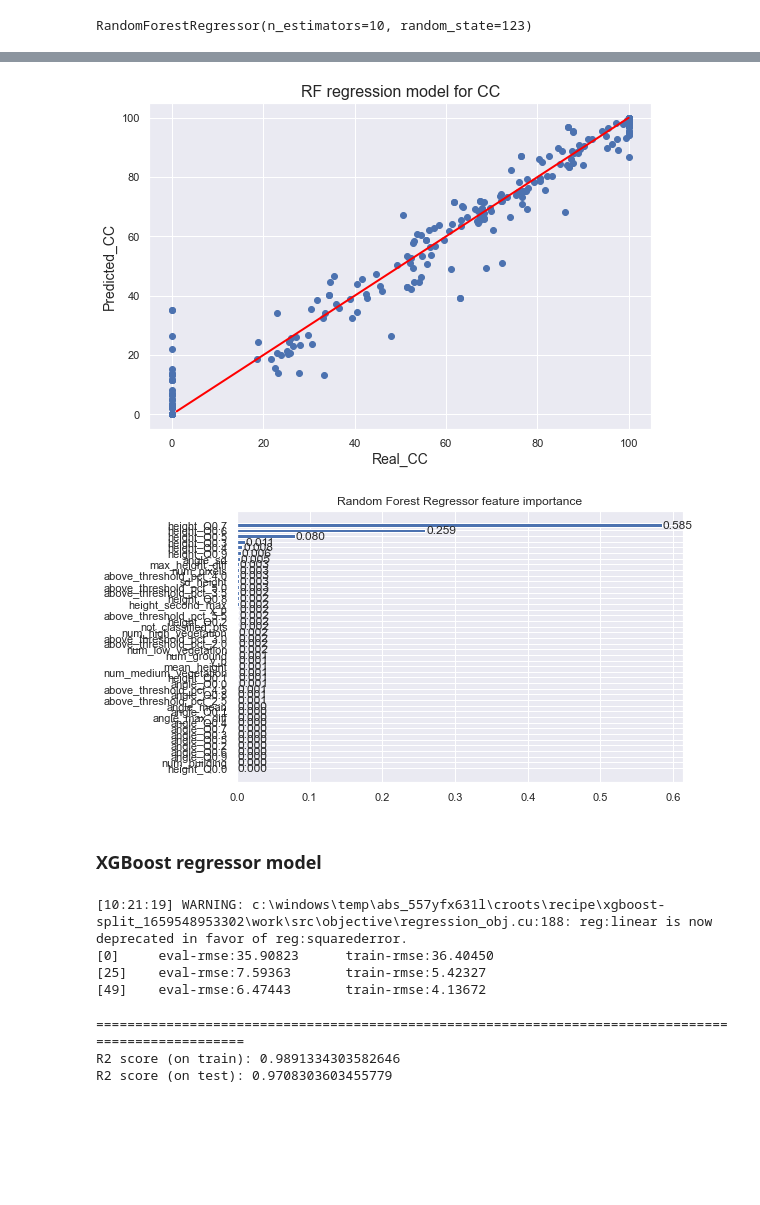
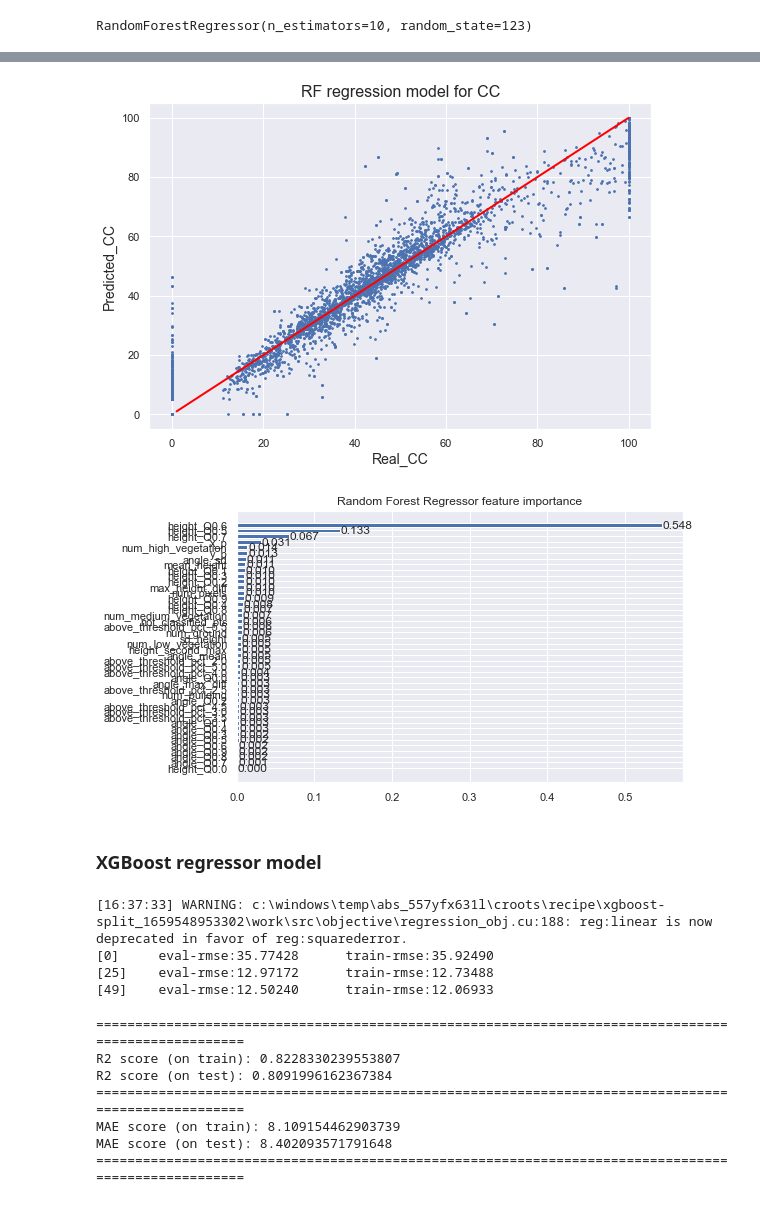
Before and after one commit to pau-ventrod/GFire-CC-prediction, a Jupyter notebook: ML Model/ML Model.ipynb, the cells around one changed output, grey strips where cells are left out. Drawn from its saved outputs; the diff is of its cells as text; code cells hidden in the pictures; blank space fills up the shorter version.

```diff
--- a/ML Model/ML Model.ipynb
+++ b/ML Model/ML Model.ipynb
@@ -322,19 +325,22 @@ class FeatureExtractor:
 # %% [markdown]
 # Script
 # %%
+t0_load = time.time()
 # Constants
 toy_gt_path = '../toy dataset/groundtruth_toydataset.csv'
 toy_input_path = '../toy dataset/input_toydataset-xyzrnaic.txt'
 nonzero_gt_path = '../nonzerogt_dataset/groundtruth_nonzerogt.csv'
 nonzero_input_path = '../nonzerogt_dataset/input_nonzerogt.txt'
+full_gt_path = '../fullblock_dataset/groundtruth_fullblock.csv'
+full_input_path = '../fullblock_dataset/input_fullblock.txt'
 
-groundtruth_datapath = toy_gt_path                                  # Where the groundturh data is stored
+groundtruth_datapath = full_gt_path                                  # Where the groundturh data is stored
 groundtruth_columns = ['x', 'y', 'CC']                              # Groundturth data columns
 groundtruth_precision = 20                                          # Groundturth precision in meters
 point_p_d2 = groundtruth_precision/2
 
-input_datapath = toy_input_path                                     # Where the input data is storedº
-input_columns = ['x','y','z', 'r', 'n', 'a','i','c']                                  # Input data columns
+input_datapath = full_input_path                                     # Where the input data is storedº
+input_columns = ['x','y','z', 'c', 'a', 'n','r']                                  # Input data columns
 outliers = 135
 # %% [markdown]
 ### Creation of the dataset
@@ -512,10 +541,32 @@ regressor.fit(X_train, y_train)
 # %% [output]
 RandomForestRegressor(n_estimators=10, random_state=123)
 # %%
-y_pred = regressor.predict(X_test)
-y_pred_train = regressor.predict(X_train)
-R2_train = r2_score(y_train, y_pred_train)
-R2_test = r2_score(y_test, y_pred)
+y_pred_rf = regressor.predict(X_test)
+y_pred_train_rf = regressor.predict(X_train)
+
+# Prediction adjustments
+
+# If percentage is lower than 5, we set it to 0
+y_pred_train_rf = [x if x>5 else 0 for x in y_pred_train_rf]
+y_pred_rf = [x if x>5 else 0 for x in y_pred_rf]
+
+# Percentage cannot be higher than 100
+y_pred_train_rf = [x if x<100 else 100 for x in y_pred_train_rf]
+y_pred_rf = [x if x<100 else 100 for x in y_pred_rf]
+
+
+R2_train = r2_score(y_train, y_pred_train_rf)
+R2_test = r2_score(y_test, y_pred_rf)
+
+mae_train = mean_absolute_error(y_train, y_pred_train_rf)
+mae_test = mean_absolute_error(y_test, y_pred_rf)
+
+print("Random Forest Metrics:")
+print("=="*50)
 print('R2 score (on train):', R2_train)
 print('R2 score (on test):', R2_test)
+print("=="*50)
+print('MAE score (on train):', mae_train)
+print('MAE score (on test):', mae_test)
+print("=="*50)
 # %% [output]
@@ -524,10 +580,10 @@ R2 score (on test): 0.9761024849422699
 # %%
 plt.rcParams["figure.figsize"] = (9,6)
-plt.scatter(x=y_test, y=y_pred)
+plt.scatter(x=y_test, y=y_pred_rf, s=3)
 plt.plot([1,100], [1,100], color="red", linewidth=2)
 plt.xlabel("Real_CC", fontsize=14)
 plt.ylabel("Predicted_CC", fontsize=14)
 plt.title("RF regression model for CC", fontsize=16)
 plt.show()
 # %% [output]
-[figure, old version]
+[figure, new version]
@@ -541,10 +621,11 @@ for x, y_ in zip(regressor.feature_importances_[sorted_index], np.arange(len(par
     plt.text(x + .001, y_, f'{x:.3f}', va='center')
 plt.rcParams["figure.figsize"] = plt.rcParamsDefault["figure.figsize"]
 # %% [output]
-[figure, old version]
+[figure, new version]
 # %% [markdown]
 ### XGBoost regressor model
 # %%
+t0_xgb = time.time()
 dtrain = xgb.DMatrix(X_train, label=y_train)
 dvalid = xgb.DMatrix(X_test, label=y_test)
 
@@ -565,10 +646,10 @@ xgb_model = xgb.train(param, dtrain, num_round, evallist, verbose_eval = 25)
 y_pred = xgb_model.predict(xgb.DMatrix(X_test))
 y_pred_train = xgb_model.predict(xgb.DMatrix(X_train))
 # %% [output]
-[10:21:19] WARNING: c:\windows\temp\abs_557yfx631l\croots\recipe\xgboost-split_1659548953302\work\src\objective\regression_obj.cu:188: reg:linear is now deprecated in favor of reg:squarederror.
-[0]     eval-rmse:35.90823      train-rmse:36.40450
-[25]    eval-rmse:7.59363       train-rmse:5.42327
-[49]    eval-rmse:6.47443       train-rmse:4.13672
+[16:37:33] WARNING: c:\windows\temp\abs_557yfx631l\croots\recipe\xgboost-split_1659548953302\work\src\objective\regression_obj.cu:188: reg:linear is now deprecated in favor of reg:squarederror.
+[0]     eval-rmse:35.77428      train-rmse:35.92490
+[25]    eval-rmse:12.97172      train-rmse:12.73488
+[49]    eval-rmse:12.50240      train-rmse:12.06933
 # %%
 # Prediction adjustments
 
@@ -582,10 +663,23 @@ y_pred = [x if x<100 else 100 for x in y_pred]
 # %%
 R2_train = r2_score(y_train, y_pred_train)
 R2_test = r2_score(y_test, y_pred)
+
+mae_train = mean_absolute_error(y_train, y_pred_train)
+mae_test = mean_absolute_error(y_test, y_pred)
+
+print("XGBoost Metrics:")
 print("=="*50)
 print('R2 score (on train):', R2_train)
 print('R2 score (on test):', R2_test)
+print("=="*50)
+print('MAE score (on train):', mae_train)
+print('MAE score (on test):', mae_test)
+print("=="*50)
 # %% [output]
 ====================================================================================================
-R2 score (on train): 0.9891334303582646
-R2 score (on test): 0.9708303603455779
+R2 score (on train): 0.8228330239553807
+R2 score (on test): 0.8091996162367384
+====================================================================================================
+MAE score (on train): 8.109154462903739
+MAE score (on test): 8.402093571791648
+====================================================================================================
```
Also changed, not shown: parts of 27 cells of this notebook, 1 other file.
